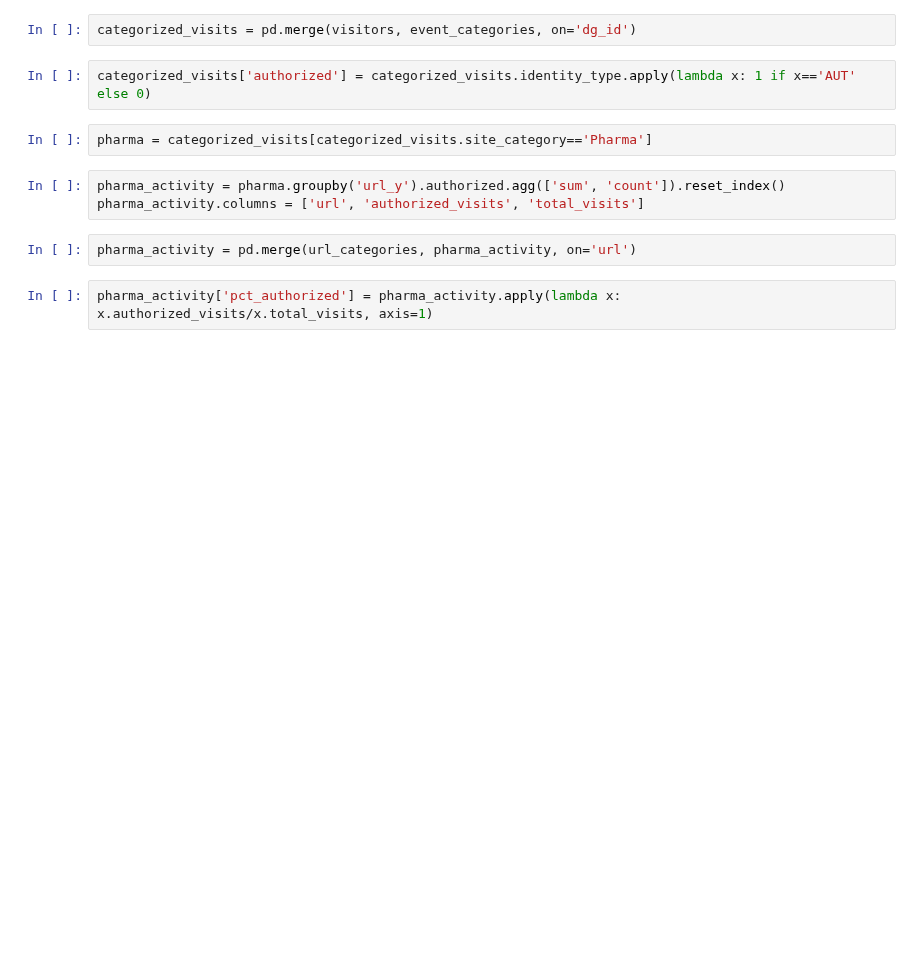
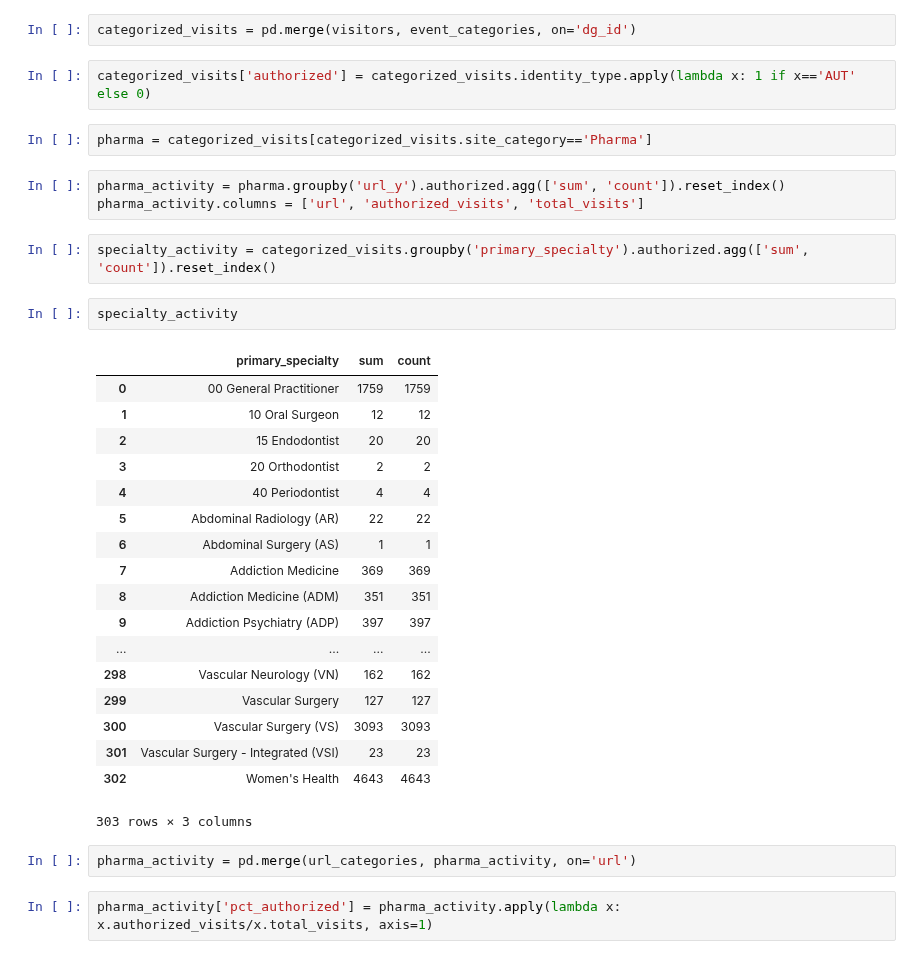
Before and after one commit to AmbitionData/DMD_AIM, a Jupyter notebook: models/authorized_visits_by_disease.ipynb, the cells around one changed output. Drawn from its saved outputs; the diff is of its cells as text; blank space fills up the shorter version.

```diff
--- a/models/authorized_visits_by_disease.ipynb
+++ b/models/authorized_visits_by_disease.ipynb
@@ -19,6 +23,29 @@ pharma = categorized_visits[categorized_visits.site_category=='Pharma']
 # %%
 pharma_activity = pharma.groupby('url_y').authorized.agg(['sum', 'count']).reset_index()
 pharma_activity.columns = ['url', 'authorized_visits', 'total_visits']
+# %%
+specialty_activity = categorized_visits.groupby('primary_specialty').authorized.agg(['sum', 'count']).reset_index()
+# %%
+specialty_activity
+# %% [output]
+|  | primary_specialty | sum | count |
+| 0 | 00 General Practitioner | 1759 | 1759 |
+| 1 | 10 Oral Surgeon | 12 | 12 |
+| 2 | 15 Endodontist | 20 | 20 |
+| 3 | 20 Orthodontist | 2 | 2 |
+| 4 | 40 Periodontist | 4 | 4 |
+| 5 | Abdominal Radiology (AR) | 22 | 22 |
+| 6 | Abdominal Surgery (AS) | 1 | 1 |
+| 7 | Addiction Medicine | 369 | 369 |
+| 8 | Addiction Medicine (ADM) | 351 | 351 |
+| 9 | Addiction Psychiatry (ADP) | 397 | 397 |
+| ... | ... | ... | ... |
+| 298 | Vascular Neurology (VN) | 162 | 162 |
+| 299 | Vascular Surgery | 127 | 127 |
+| 300 | Vascular Surgery (VS) | 3093 | 3093 |
+| 301 | Vascular Surgery - Integrated (VSI) | 23 | 23 |
+| 302 | Women's Health | 4643 | 4643 |
+303 rows × 3 columns
 # %%
 pharma_activity = pd.merge(url_categories, pharma_activity, on='url')
 # %%
```
Also changed, not shown: parts of 10 cells of this notebook, 2 other files.
